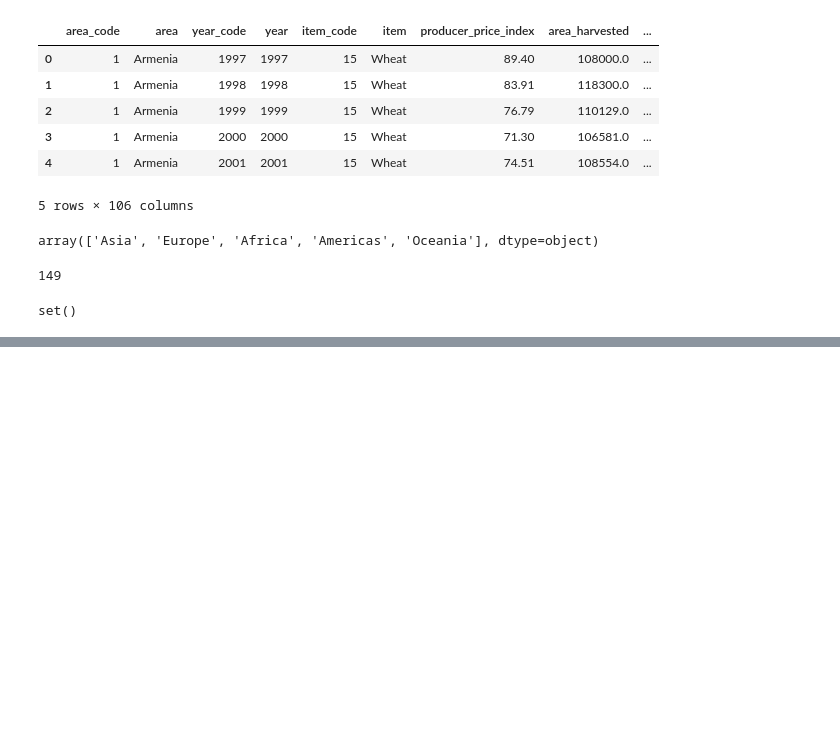
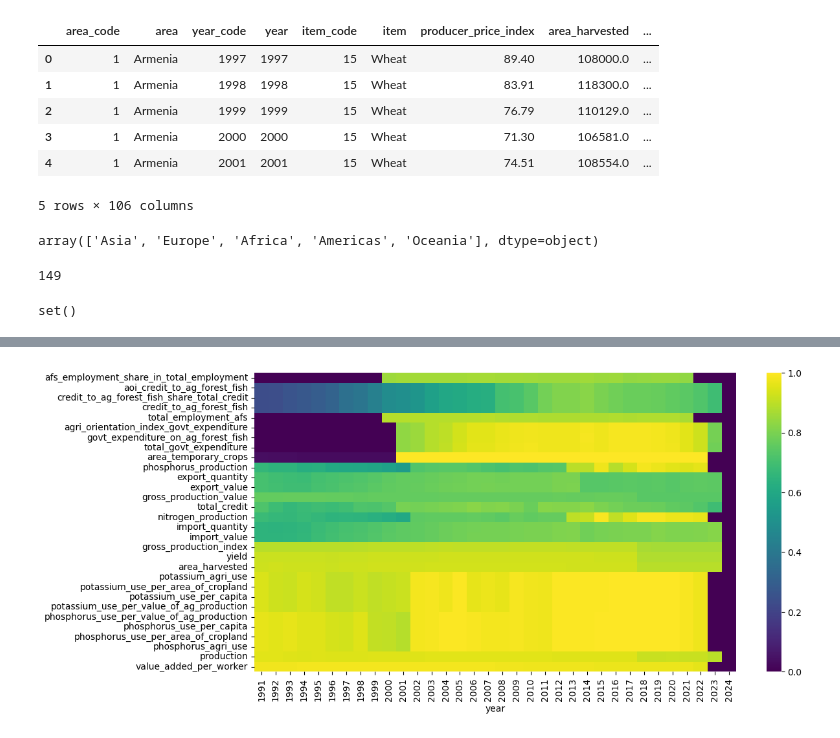
Before and after one commit to Leonidus1995/farmer-prices-forecasting, a Jupyter notebook: data_imputation.ipynb, the cells around one changed output, grey strips where cells are left out. Saved outputs shown, nothing was run; the diff lists cells and outputs as text; code cells hidden in the pictures; blank space fills up the shorter version.

```diff
--- a/data_imputation.ipynb
+++ b/data_imputation.ipynb
@@ -360,0 +422,14 @@ set()
+# %%
+# calculate yearly data coverage (non-missing rate) for each of the top missing variables
+coverage_by_year = (
+    merged_data
+        .groupby('year')[top_missing_vars]
+        .apply(lambda x: 1 - x.isna().mean())
+)
+
+# plot a heatmap of coverage
+plt.figure(figsize=(12,6))
+sns.heatmap(coverage_by_year.T, cmap='viridis')
+plt.show()
+# %% [output]
+[figure, added]
```
Also changed, not shown: parts of 8 cells of this notebook, 3 other files.
